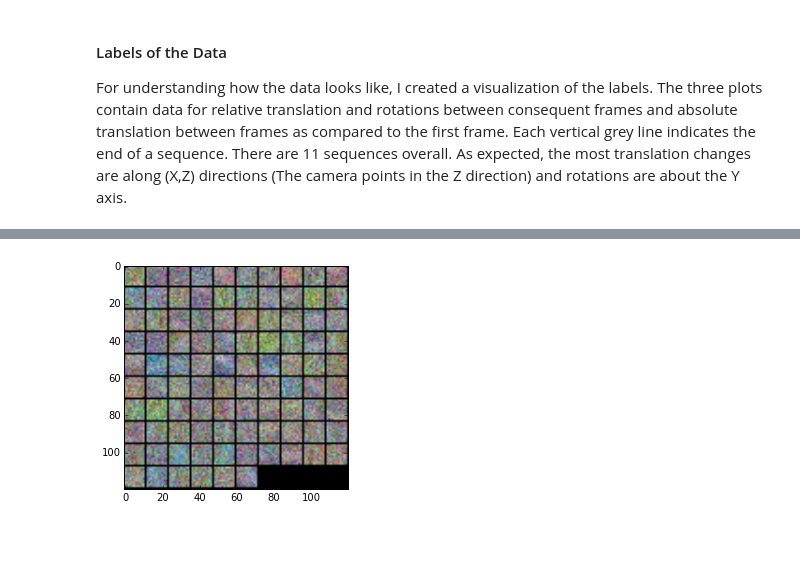
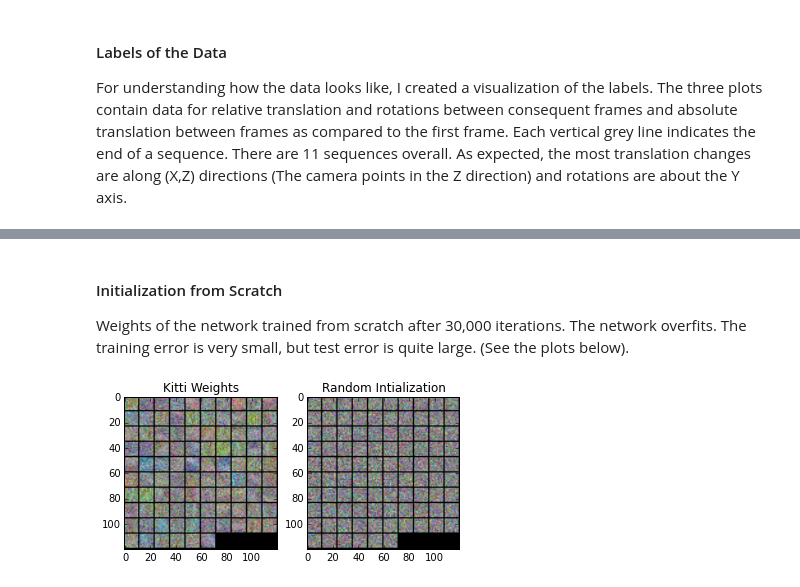
Before and after one commit to pulkitag/caffe, a Jupyter notebook: modelFiles/kitti/Kitti-Document.ipynb, the cells around one changed output, grey strips where cells are left out. Saved outputs shown, nothing was run; the diff lists cells and outputs as text; code cells hidden in the pictures; blank space fills up the shorter version.

```diff
--- a/modelFiles/kitti/Kitti-Document.ipynb
+++ b/modelFiles/kitti/Kitti-Document.ipynb
@@ -26,9 +26,18 @@ ku.plot_pose(seqNum='all', poseType='euler')
 [figure]
 [figure]
+# %% [markdown]
+<h4> Initialization from Scratch </h4>
+Weights of the network trained from scratch after 30,000 iterations. The network overfits. The training error is very small, but test error is quite large. (See the plots below).
 # %%
 import my_pycaffe as mp
-weightFile, protoFile = ku.get_weight_proto_file(isScratch=True, numIter=20000)
+import matplotlib.pyplot as plt
+mp = reload(mp)
+ax1 = plt.subplot(1,2,1)
+ax2 = plt.subplot(1,2,2)
+weightFile, protoFile = ku.get_weight_proto_file(isScratch=True, numIter=30000)
 net = mp.MyNet(protoFile, weightFile)
-net.vis_weights('conv1')
+net.vis_weights('conv1', ax=ax1, titleName='Kitti Weights')
+netRandom = mp.MyNet(protoFile)
+netRandom.vis_weights('conv1', ax=ax2, titleName='Random Intialization')
 # %% [output]
-[figure, old version]
+[figure, new version]
```
Also changed, not shown: parts of 7 cells of this notebook, 9 other files.
